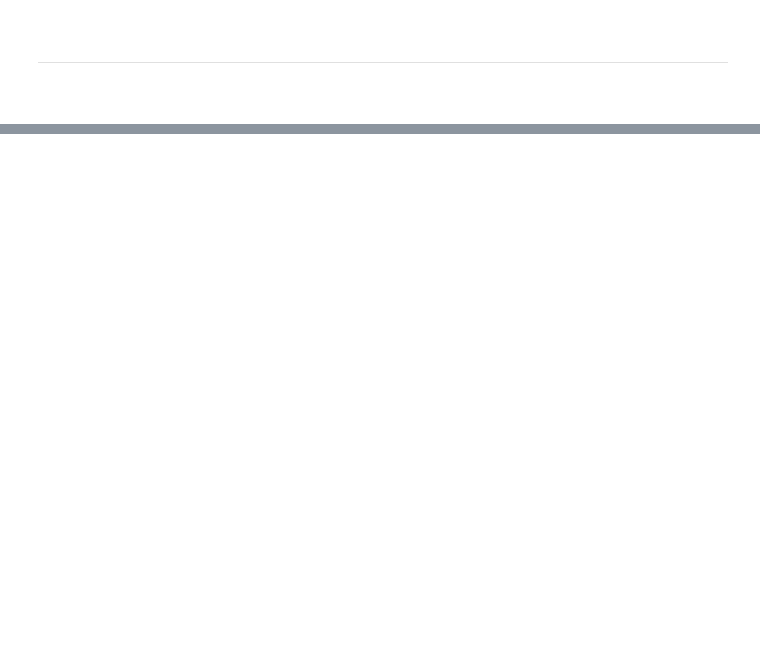
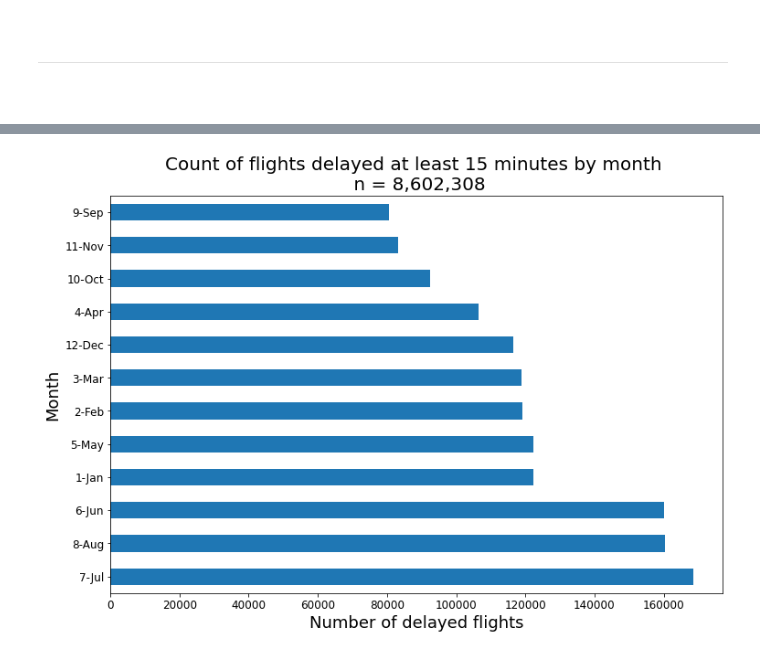
Before and after one commit to nvbergen/predicting_air_delays, a Jupyter notebook: Code/01_intake_and_EDA.ipynb, the cells around one changed output, grey strips where cells are left out. Cells and saved outputs as stored; diff of their text form; code cells hidden in the pictures; blank space fills up the shorter version.

```diff
--- a/Code/01_intake_and_EDA.ipynb
+++ b/Code/01_intake_and_EDA.ipynb
@@ -179,0 +231,8 @@ As you can see above, doing any operations on 34.4 million rows of data would be
+# %%
+months = {1 : '1-Jan', 2: '2-Feb', 3 : '3-Mar',
+         4: '4-Apr', 5: '5-May', 6: '6-Jun',
+         7: '7-Jul', 8:'8-Aug', 9 : '9-Sep',
+         10 : '10-Oct', 11:'11-Nov', 12: '12-Dec'}
+# %%
+sample['month'] = sample['month'].apply(lambda x: months[x])
+sample['month'].unique()
@@ -179,0 +258,10 @@ As you can see above, doing any operations on 34.4 million rows of data would be
+# %%
+#counts of any delayed flight
+round(sample[sample['arr_delay']>=15]['month'].value_counts()).plot(kind = 'barh', figsize=(12,8))
+plt.title(f'Count of flights delayed at least 15 minutes by month \n n = {sample.shape[0]:,}', size = 20);
+plt.xlabel('Number of delayed flights', size = 18 )
+plt.xticks(fontsize = 12, rotation = 0)
+plt.ylabel('Month', size = 18 )
+plt.yticks(fontsize = 12);
+# %% [output]
+[figure, added]
```
Also changed, not shown: parts of 41 cells of this notebook, 1 other file.
